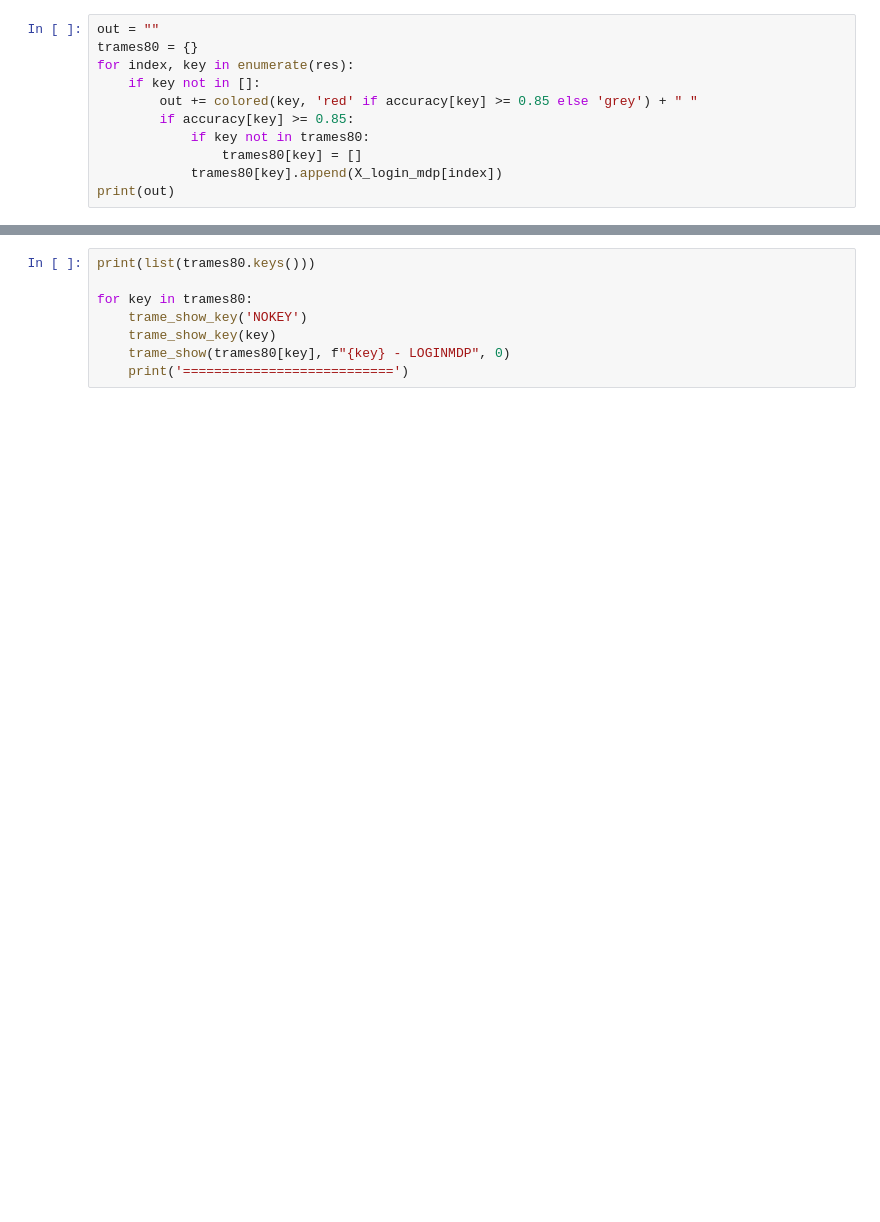
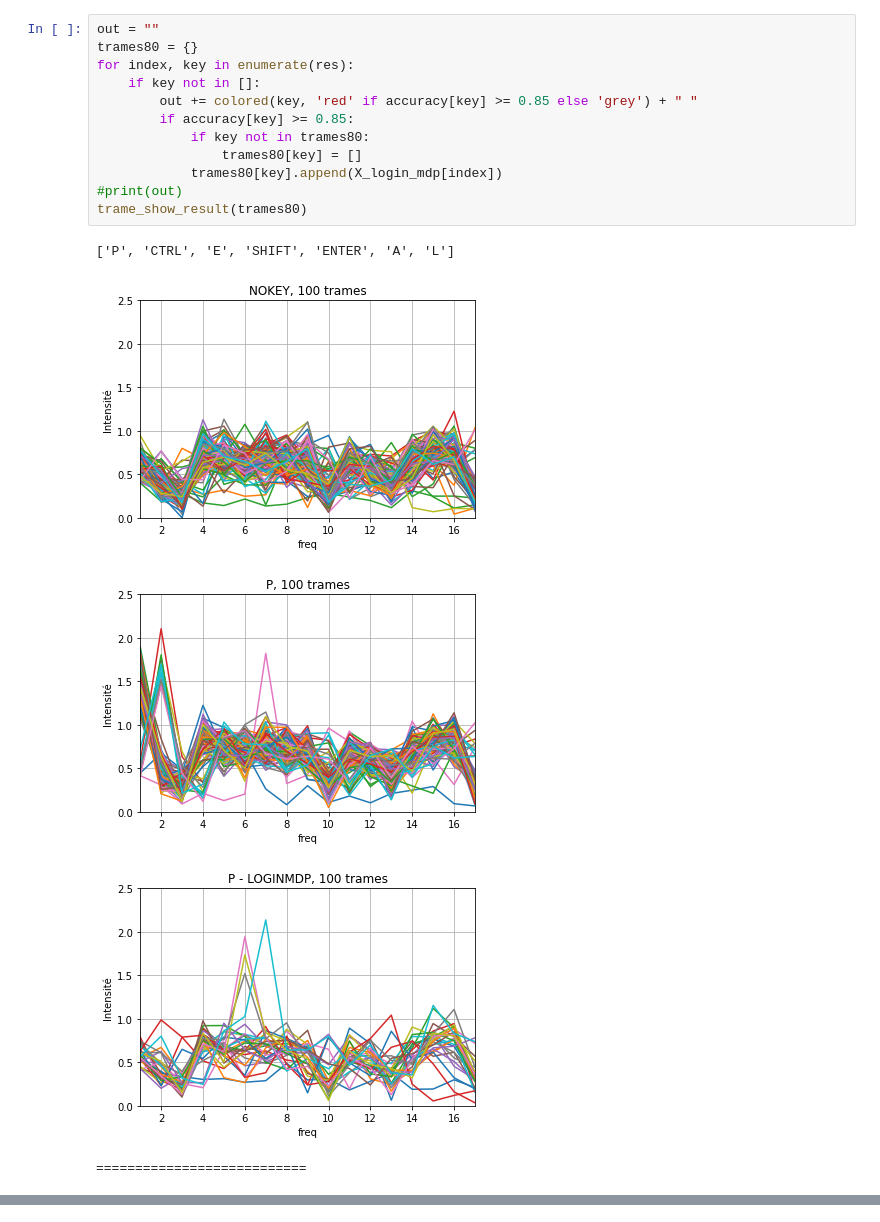
Before and after one commit to atomesZ/hackaton-energy, a Jupyter notebook: python/keras.ipynb, the cells around one changed output, grey strips where cells are left out. Cells and saved outputs as stored; diff of their text form; blank space fills up the shorter version.

Commit message:
trame_show: add trame_show_result function

```diff
--- a/python/keras.ipynb
+++ b/python/keras.ipynb
@@ -74,11 +129,18 @@ get_creds(res)
 # %%
 out = ""
 trames80 = {}
 for index, key in enumerate(res):
     if key not in []:
         out += colored(key, 'red' if accuracy[key] >= 0.85 else 'grey') + " "
         if accuracy[key] >= 0.85:
             if key not in trames80:
                 trames80[key] = []
             trames80[key].append(X_login_mdp[index])
-print(out)
+#print(out)
+trame_show_result(trames80)
+# %% [output]
+['P', 'CTRL', 'E', 'SHIFT', 'ENTER', 'A', 'L']
+[figure, added]
+[figure, added]
+[figure, added]
+===========================
@@ -85,8 +154,0 @@ print(out)
-# %%
-print(list(trames80.keys()))
-
-for key in trames80:
-    trame_show_key('NOKEY')
-    trame_show_key(key)
-    trame_show(trames80[key], f"{key} - LOGINMDP", 0)
-    print('===========================')
```
Also changed, not shown: parts of 7 cells of this notebook, 1 other file.
